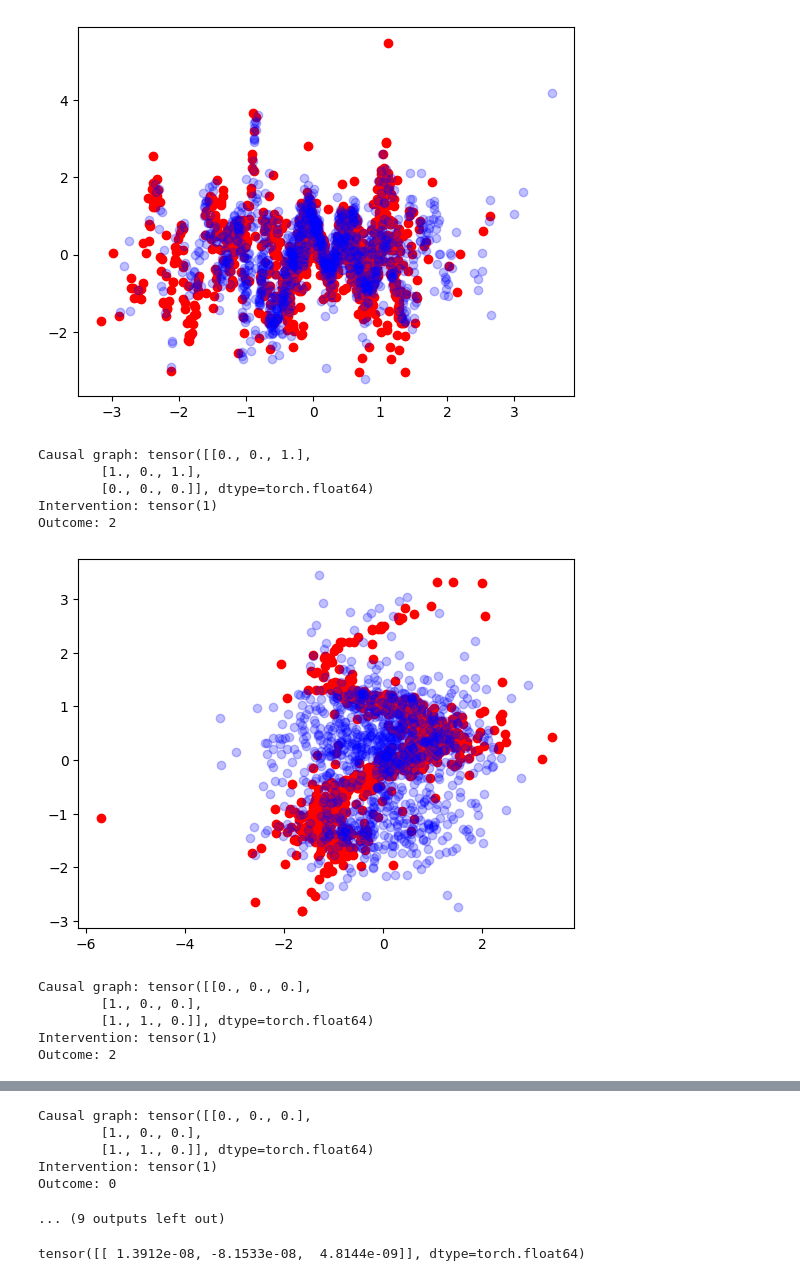
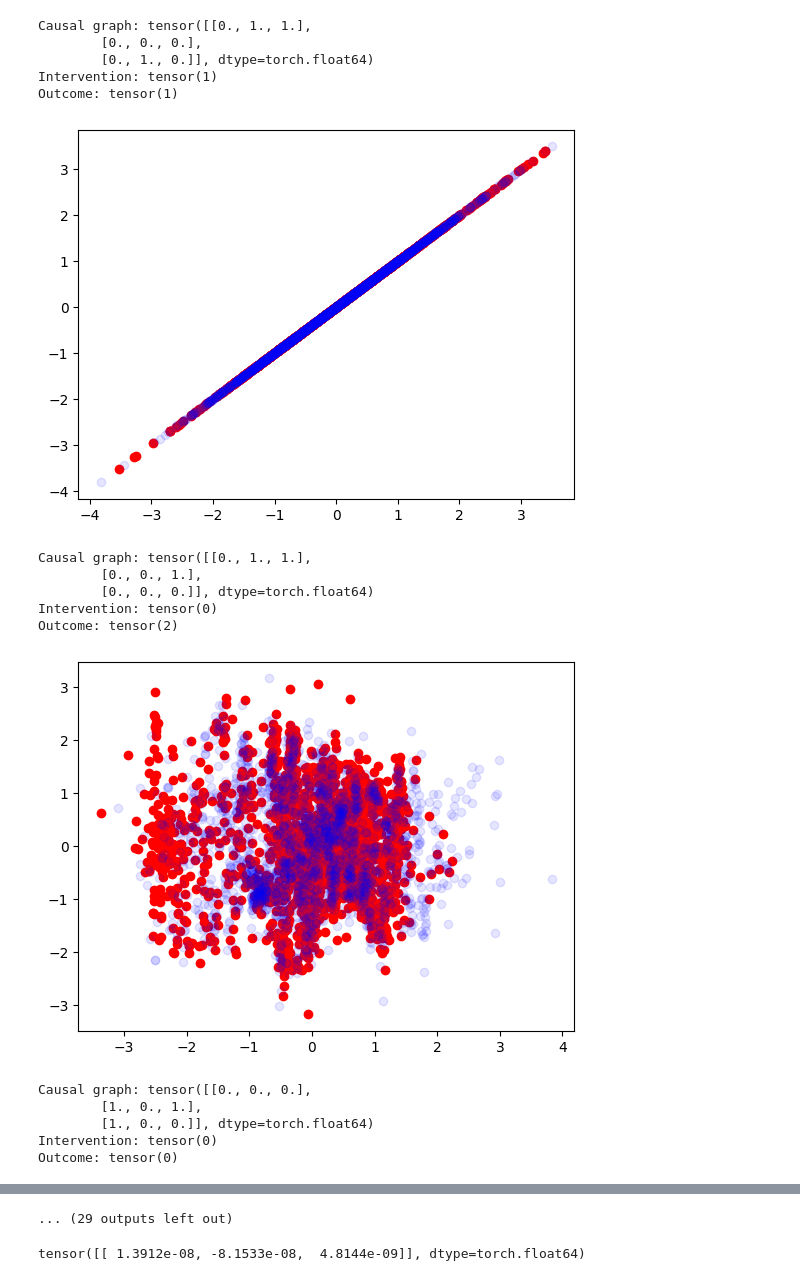
Before and after one commit to ruiziyan9/AL-CFM, a Jupyter notebook: CITNP/notebooks/data_generation.ipynb, the cells around one changed output, grey strips where cells are left out. Saved outputs shown, nothing was run; the diff lists cells and outputs as text; code cells hidden in the pictures.

Commit message:
Removed outcome first node path

```diff
--- a/CITNP/notebooks/data_generation.ipynb
+++ b/CITNP/notebooks/data_generation.ipynb
@@ -4,16 +4,18 @@ from CITNP.datasets.dataset_generator import InterventionDatasetGenerator
 generator = InterventionDatasetGenerator(
         function_generator="simplegp",
         num_variables=[3],
-        sample_size=1000,
+        sample_size=2000,
         batch_size=1,
         graph_type=["ER"],
         graph_degrees=[3],
-        iterations_per_epoch=10,
+        iterations_per_epoch=20,
 )
 # %%
 import matplotlib.pyplot as plt
 from torch.utils.data import DataLoader
 from CITNP.utils.datautils import sample_outcome_index
+import numpy as np
+import torch
 
 
 data_loader = DataLoader(generator, batch_size=None)
@@ -30,16 +32,17 @@ for idx, batch in enumerate(data_loader):
     ) = batch
 
     # Sample outcome index that is not the same as the intervention index
-    outcome_index = sample_outcome_index(
-        variable_counts, intvn_indices
-    )
-
-    plt.scatter(obs_data_array[0][:, intvn_indices[0]], obs_data_array[0][:, outcome_index[0]], c='r')
-
-    plt.scatter(int_data_array[0][:, intvn_indices[0]], int_data_array[0][:, outcome_index[0]], c='b', alpha=0.25)
-    plt.show()
-    plt.clf()
+    # outcome_index = sample_outcome_index(
+    #     variable_counts, intvn_indices
+    # )
+    # Outcome is where sum of rows is 2
+    outcome_index = torch.where(torch.sum(causal_graphs_array[0], axis=0) == 2)[0]
     print("Causal graph:", causal_graphs_array[0])
     print("Intervention:", intvn_indices[0])
     print("Outcome:", outcome_index[0])
+    plt.scatter(obs_data_array[0][:, intvn_indices[0]], obs_data_array[0][:, outcome_index[0]], c='r')
+
+    plt.scatter(int_data_array[0][:, intvn_indices[0]], int_data_array[0][:, outcome_index[0]], c='b', alpha=0.1)
+    plt.show()
+    plt.clf()
 # %% [output]
@@ -64,12 +67,17 @@ Outcome: 1
+Causal graph: tensor([[0., 1., 1.],
+        [0., 0., 0.],
+        [0., 1., 0.]], dtype=torch.float64)
+Intervention: tensor(1)
+Outcome: tensor(1)
-[figure, old version]
+[figure, new version]
-Causal graph: tensor([[0., 0., 1.],
-        [1., 0., 1.],
-        [0., 0., 0.]], dtype=torch.float64)
-Intervention: tensor(1)
-Outcome: 2
+Causal graph: tensor([[0., 1., 1.],
+        [0., 0., 1.],
+        [0., 0., 0.]], dtype=torch.float64)
+Intervention: tensor(0)
+Outcome: tensor(2)
-[figure, old version]
+[figure, new version]
-Causal graph: tensor([[0., 0., 0.],
-        [1., 0., 0.],
-        [1., 1., 0.]], dtype=torch.float64)
-Intervention: tensor(1)
-Outcome: 2
+Causal graph: tensor([[0., 0., 0.],
+        [1., 0., 1.],
+        [1., 0., 0.]], dtype=torch.float64)
+Intervention: tensor(0)
+Outcome: tensor(0)
@@ -77,9 +85,4 @@ Outcome: 2
-Causal graph: tensor([[0., 0., 0.],
-        [1., 0., 0.],
-        [1., 1., 0.]], dtype=torch.float64)
-Intervention: tensor(1)
-Outcome: 0
-... (9 outputs left out)
+... (29 outputs left out)
 # %%
 obs_data_array.mean(1)
 # %% [output]
```
Also changed, not shown: parts of 1 cell of this notebook, 4 other files.
